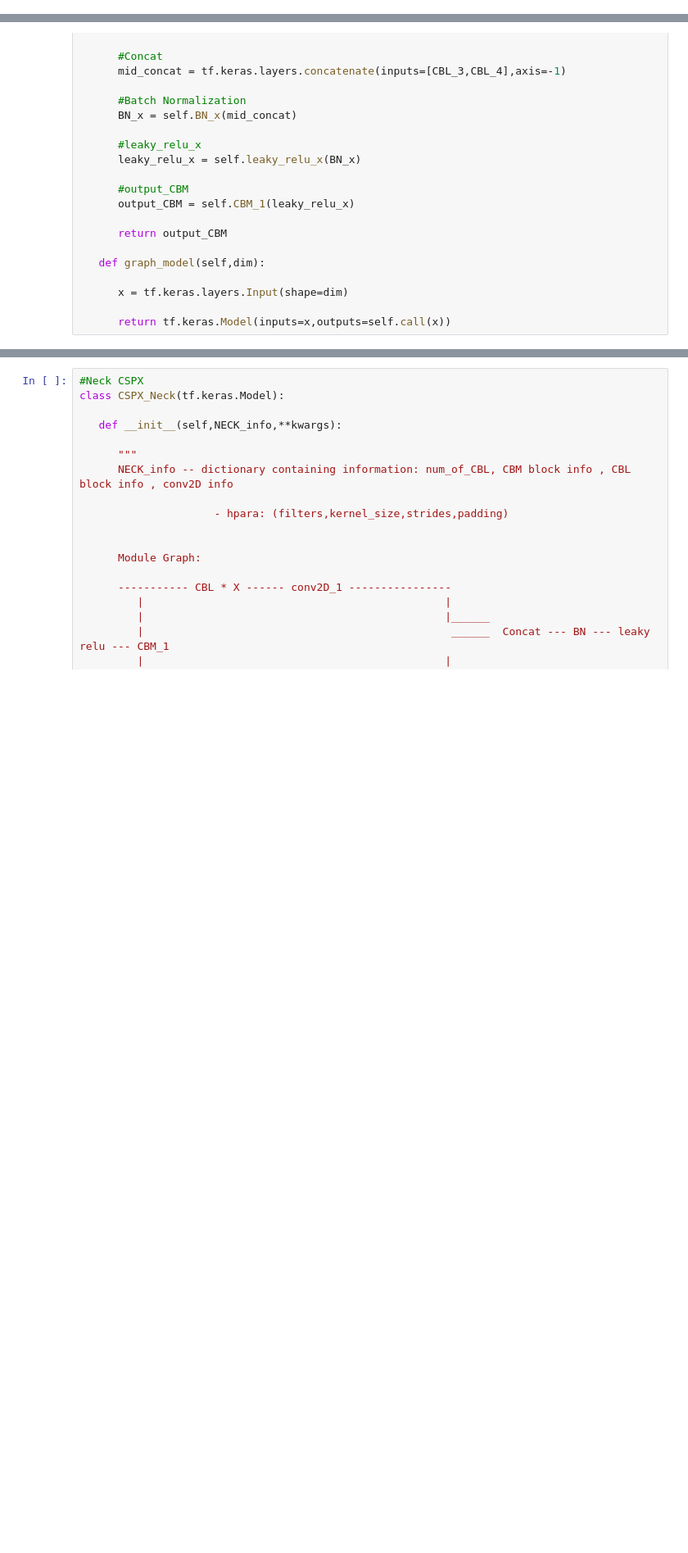
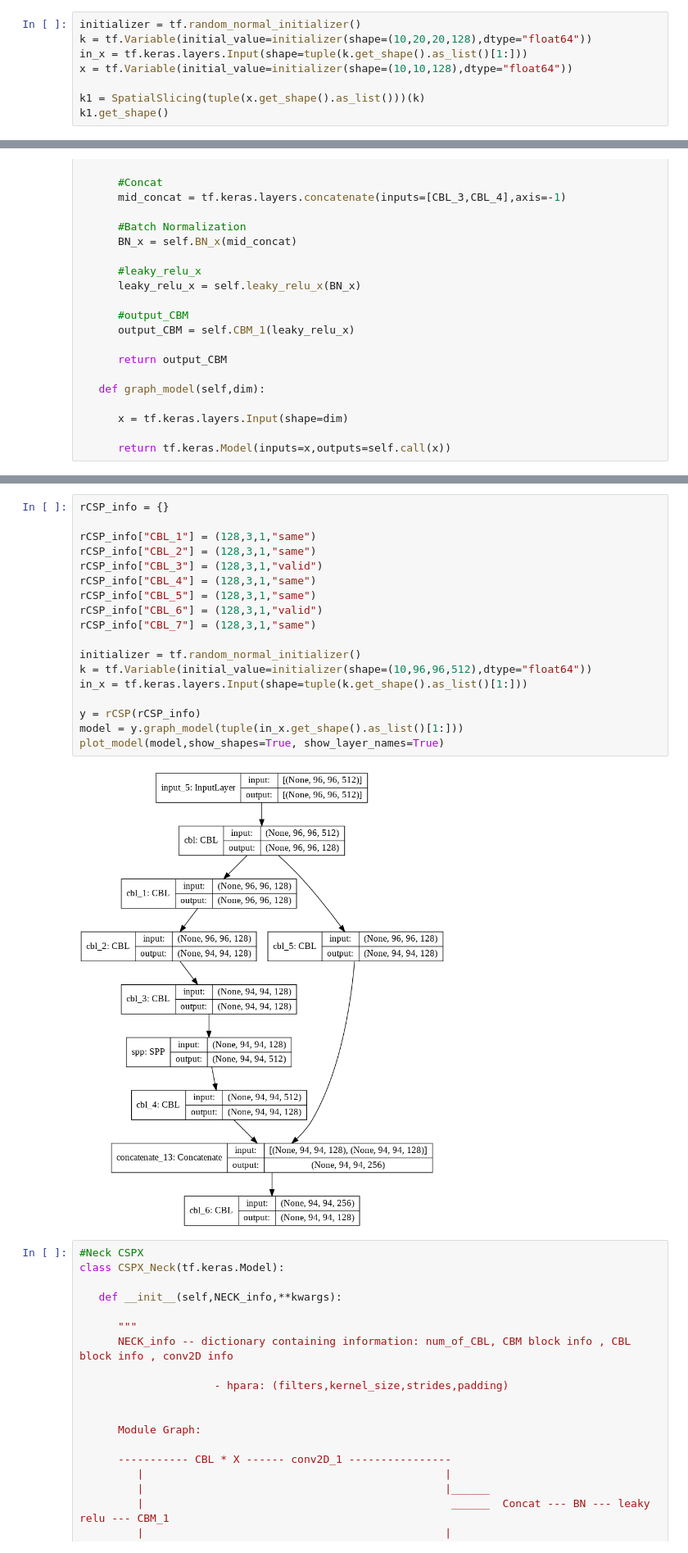
Before and after one commit to YuenFuiLau/Google-Colab, a Jupyter notebook: tensorflow_dev.ipynb, the cells around one changed output, grey strips where cells are left out. Shown at 82% size. Drawn from its saved outputs; the diff is of its cells as text; blank space fills up the shorter version.

```diff
--- a/tensorflow_dev.ipynb
+++ b/tensorflow_dev.ipynb
@@ -29,0 +108,8 @@ tf.Tensor(
+# %%
+initializer = tf.random_normal_initializer()
+k = tf.Variable(initial_value=initializer(shape=(10,20,20,128),dtype="float64"))
+in_x = tf.keras.layers.Input(shape=tuple(k.get_shape().as_list()[1:]))
+x = tf.Variable(initial_value=initializer(shape=(10,10,128),dtype="float64"))
+
+k1 = SpatialSlicing(tuple(x.get_shape().as_list()))(k)
+k1.get_shape()
@@ -336,3 +531,23 @@ class CSPX(tf.keras.Model):
+# %%
+rCSP_info = {}
+
+rCSP_info["CBL_1"] = (128,3,1,"same")
+rCSP_info["CBL_2"] = (128,3,1,"same")
+rCSP_info["CBL_3"] = (128,3,1,"valid")
+rCSP_info["CBL_4"] = (128,3,1,"same")
+rCSP_info["CBL_5"] = (128,3,1,"same")
+rCSP_info["CBL_6"] = (128,3,1,"valid")
+rCSP_info["CBL_7"] = (128,3,1,"same")
+
+initializer = tf.random_normal_initializer()
+k = tf.Variable(initial_value=initializer(shape=(10,96,96,512),dtype="float64"))
+in_x = tf.keras.layers.Input(shape=tuple(k.get_shape().as_list()[1:]))
+
+y = rCSP(rCSP_info)
+model = y.graph_model(tuple(in_x.get_shape().as_list()[1:]))
+plot_model(model,show_shapes=True, show_layer_names=True)
+# %% [output]
+[figure, added]
 # %%
 #Neck CSPX
 class CSPX_Neck(tf.keras.Model):
```
Also changed, not shown: parts of 18 cells of this notebook.
